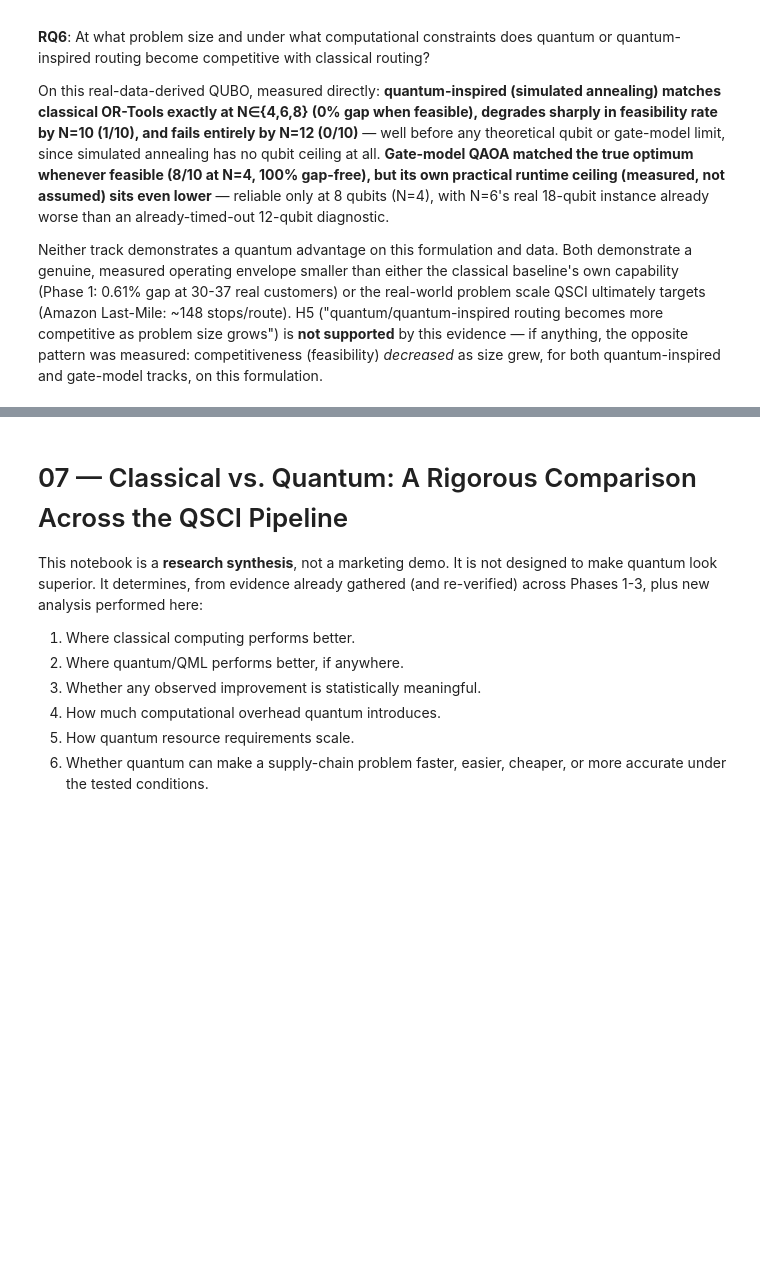
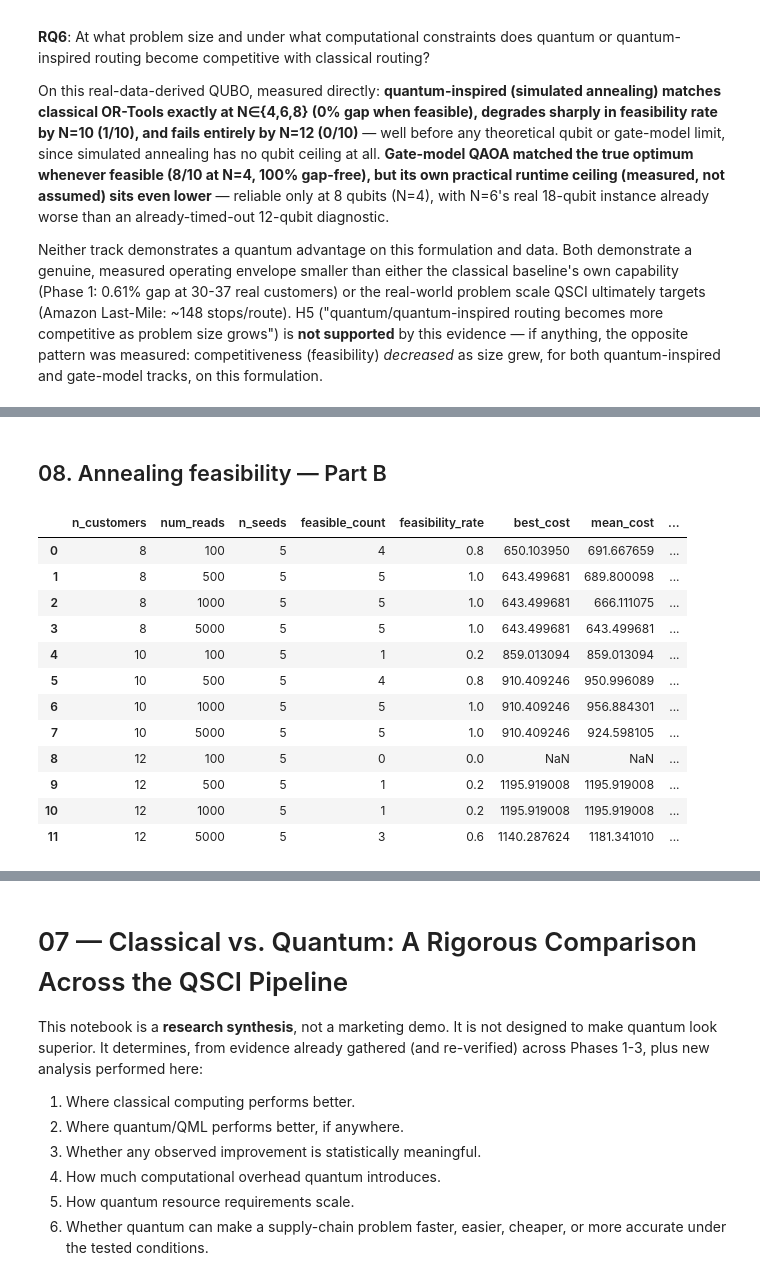
Before and after one commit to Piush2004/qsci-platform, a Jupyter notebook: notebooks/QSCI_Research_Report.ipynb, the cells around one changed output, grey strips where cells are left out. Saved outputs shown, nothing was run; the diff lists cells and outputs as text; code cells hidden in the pictures; blank space fills up the shorter version.

```diff
--- a/notebooks/QSCI_Research_Report.ipynb
+++ b/notebooks/QSCI_Research_Report.ipynb
@@ -1204,0 +1425,19 @@ Neither track demonstrates a quantum advantage on this formulation and data. Bot
+# %% [markdown]
+## 08. Annealing feasibility — Part B
+# %%
+df_b = pd.DataFrame(R["part_b_annealing_reads_sweep"])
+df_b
+# %% [output]
+|  | n_customers | num_reads | n_seeds | feasible_count | feasibility_rate | best_cost | mean_cost | ... |
+| 0 | 8 | 100 | 5 | 4 | 0.8 | 650.103950 | 691.667659 | ... |
+| 1 | 8 | 500 | 5 | 5 | 1.0 | 643.499681 | 689.800098 | ... |
+| 2 | 8 | 1000 | 5 | 5 | 1.0 | 643.499681 | 666.111075 | ... |
+| 3 | 8 | 5000 | 5 | 5 | 1.0 | 643.499681 | 643.499681 | ... |
+| 4 | 10 | 100 | 5 | 1 | 0.2 | 859.013094 | 859.013094 | ... |
+| 5 | 10 | 500 | 5 | 4 | 0.8 | 910.409246 | 950.996089 | ... |
+| 6 | 10 | 1000 | 5 | 5 | 1.0 | 910.409246 | 956.884301 | ... |
+| 7 | 10 | 5000 | 5 | 5 | 1.0 | 910.409246 | 924.598105 | ... |
+| 8 | 12 | 100 | 5 | 0 | 0.0 | NaN | NaN | ... |
+| 9 | 12 | 500 | 5 | 1 | 0.2 | 1195.919008 | 1195.919008 | ... |
+| 10 | 12 | 1000 | 5 | 1 | 0.2 | 1195.919008 | 1195.919008 | ... |
+| 11 | 12 | 5000 | 5 | 3 | 0.6 | 1140.287624 | 1181.341010 | ... |
```
Also changed, not shown: parts of 74 cells of this notebook, 24 other files.
